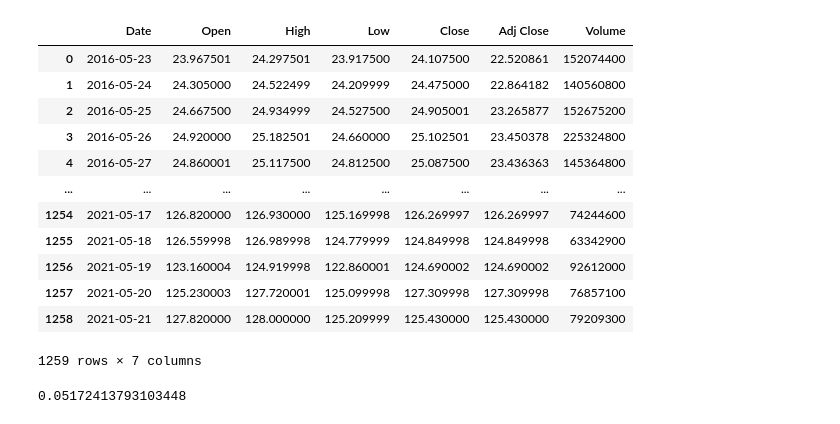
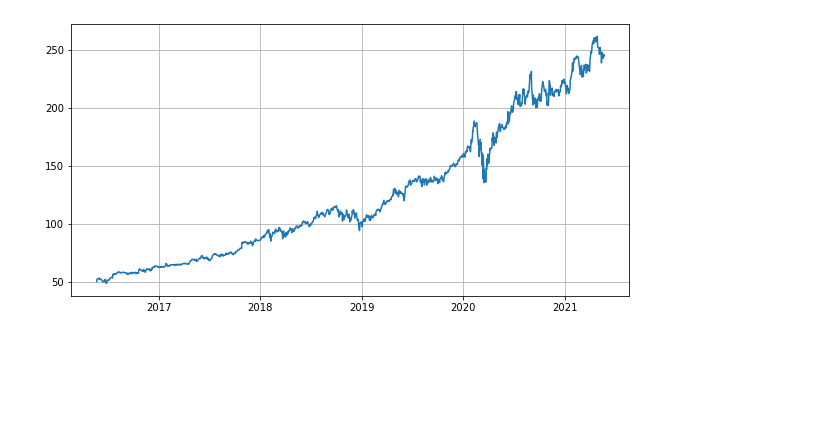
Before and after one commit to VillainNumberOne/bootstrap, a Jupyter notebook: main.ipynb, the cells around one changed output. Drawn from its saved outputs; the diff is of its cells as text; code cells hidden in the pictures; blank space fills up the shorter version.

```diff
--- a/main.ipynb
+++ b/main.ipynb
@@ -6,19 +7,3 @@ import datetime
 # %%
 AAPL = pd.read_csv("hist_data/AAPL.csv")
 MSFT = pd.read_csv("hist_data/MSFT.csv")
-# %%
-AAPL
-# %% [output]
-|  | Date | Open | High | Low | Close | Adj Close | Volume |
-| 0 | 2016-05-23 | 23.967501 | 24.297501 | 23.917500 | 24.107500 | 22.520861 | 152074400 |
-| 1 | 2016-05-24 | 24.305000 | 24.522499 | 24.209999 | 24.475000 | 22.864182 | 140560800 |
-| 2 | 2016-05-25 | 24.667500 | 24.934999 | 24.527500 | 24.905001 | 23.265877 | 152675200 |
-| 3 | 2016-05-26 | 24.920000 | 25.182501 | 24.660000 | 25.102501 | 23.450378 | 225324800 |
-| 4 | 2016-05-27 | 24.860001 | 25.117500 | 24.812500 | 25.087500 | 23.436363 | 145364800 |
-| ... | ... | ... | ... | ... | ... | ... | ... |
-| 1254 | 2021-05-17 | 126.820000 | 126.930000 | 125.169998 | 126.269997 | 126.269997 | 74244600 |
-| 1255 | 2021-05-18 | 126.559998 | 126.989998 | 124.779999 | 124.849998 | 124.849998 | 63342900 |
-| 1256 | 2021-05-19 | 123.160004 | 124.919998 | 122.860001 | 124.690002 | 124.690002 | 92612000 |
-| 1257 | 2021-05-20 | 125.230003 | 127.720001 | 125.099998 | 127.309998 | 127.309998 | 76857100 |
-| 1258 | 2021-05-21 | 127.820000 | 128.000000 | 125.209999 | 125.430000 | 125.430000 | 79209300 |
-1259 rows × 7 columns
@@ -139,5 +10,5 @@ class RandomSampling(BaseModel):
-# %%
-RS = RandomSampling(AAPL)
-RS.evaluate(0, 365, 1200, 14, 0.01, 30, 500)
-# %% [output]
-0.05172413793103448
+# %%
+RS = RandomSampling(MSFT)
+RS.plot()
+# %% [output]
+[figure, added]
```
Also changed, not shown: parts of 9 cells of this notebook, 1 other file.
